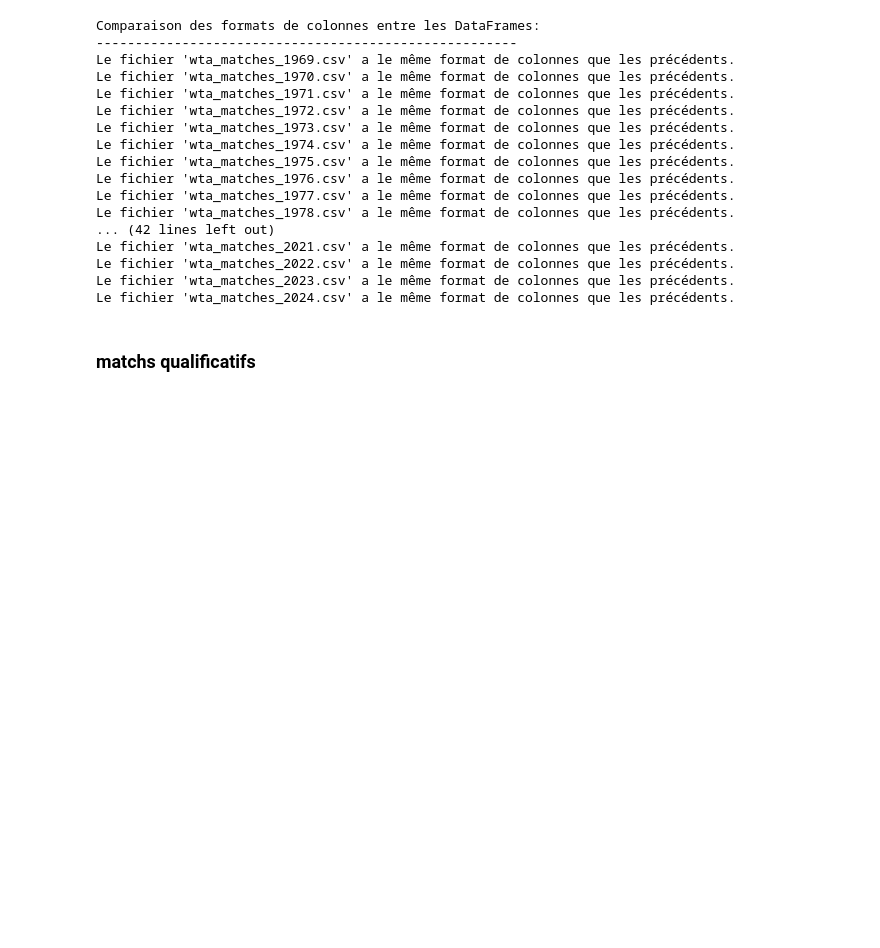
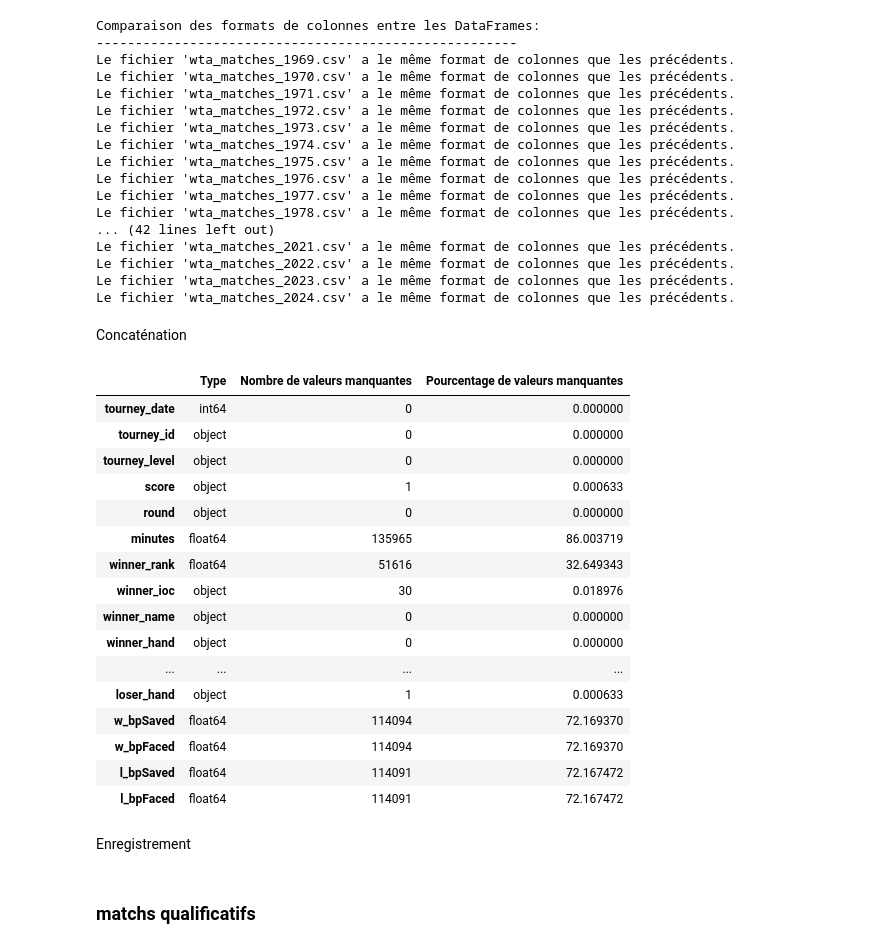
Before and after one commit to ChristelleTessier/Traitement-de-donnees, a Jupyter notebook: Test_vacances/Verif format ATP.ipynb, the cells around one changed output. Cells and saved outputs as stored; diff of their text form; code cells hidden in the pictures; blank space fills up the shorter version.

```diff
--- a/Test_vacances/Verif format ATP.ipynb
+++ b/Test_vacances/Verif format ATP.ipynb
@@ -570,3 +563,5 @@ Le fichier 'wta_matches_2021.csv' a le même format de colonnes que les précéd
 Le fichier 'wta_matches_2022.csv' a le même format de colonnes que les précédents.
 Le fichier 'wta_matches_2023.csv' a le même format de colonnes que les précédents.
 Le fichier 'wta_matches_2024.csv' a le même format de colonnes que les précédents.
+# %% [markdown]
+Concaténation
@@ -573 +570,24 @@ Le fichier 'wta_matches_2024.csv' a le même format de colonnes que les précéd
+# %%
+wta_matches_1968_2024 = wta_matches_1968_2024[var_interet]
+afficher(wta_matches_1968_2024)
+# %% [output]
+|  | Type | Nombre de valeurs manquantes | Pourcentage de valeurs manquantes |
+| tourney_date | int64 | 0 | 0.000000 |
+| tourney_id | object | 0 | 0.000000 |
+| tourney_level | object | 0 | 0.000000 |
+| score | object | 1 | 0.000633 |
+| round | object | 0 | 0.000000 |
+| minutes | float64 | 135965 | 86.003719 |
+| winner_rank | float64 | 51616 | 32.649343 |
+| winner_ioc | object | 30 | 0.018976 |
+| winner_name | object | 0 | 0.000000 |
+| winner_hand | object | 0 | 0.000000 |
+| ... | ... | ... | ... |
+| loser_hand | object | 1 | 0.000633 |
+| w_bpSaved | float64 | 114094 | 72.169370 |
+| w_bpFaced | float64 | 114094 | 72.169370 |
+| l_bpSaved | float64 | 114091 | 72.167472 |
+| l_bpFaced | float64 | 114091 | 72.167472 |
+# %% [markdown]
+Enregistrement
 # %%
```
Also changed, not shown: parts of 54 cells of this notebook, 39 other files.
